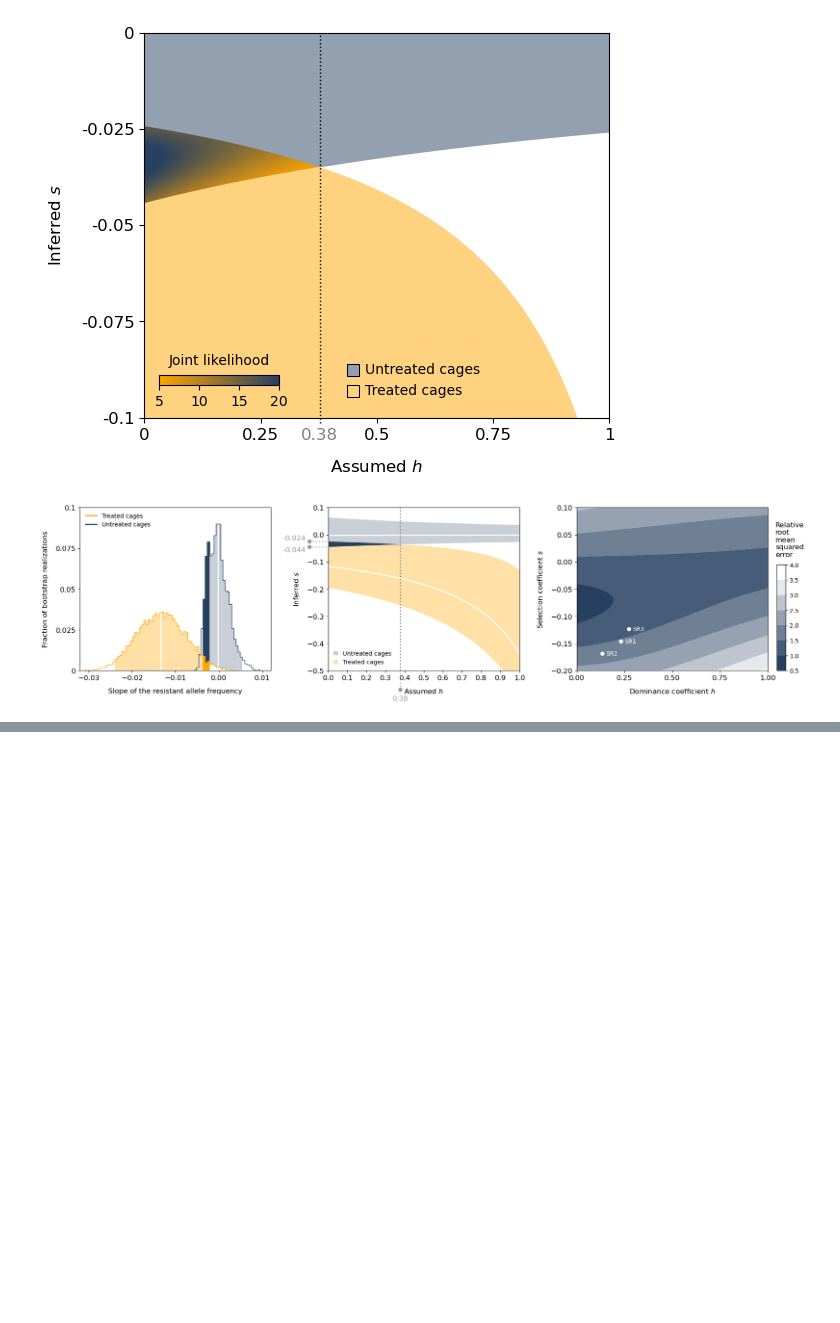
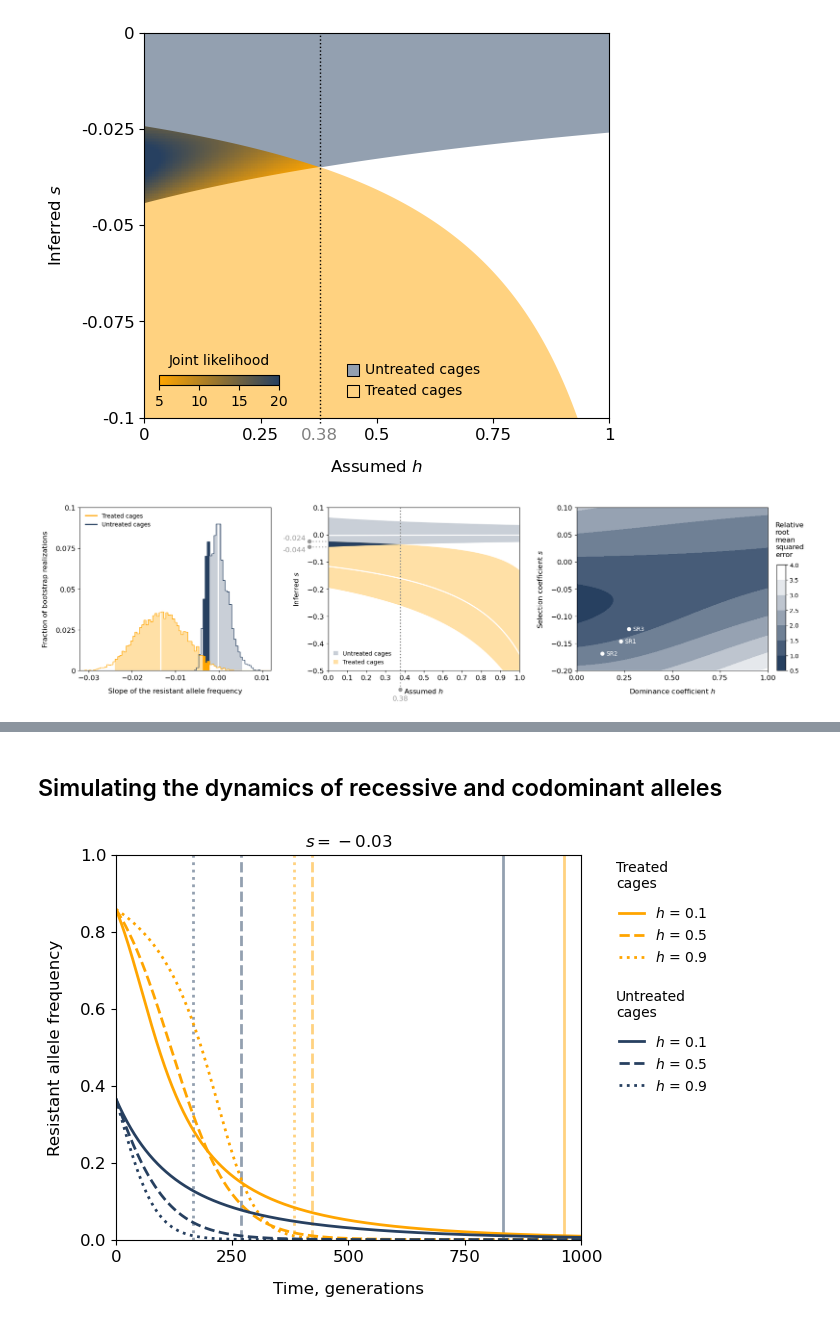
Before and after one commit to alyulina/dominance-reversal, a Jupyter notebook: code/viability_selection_model.ipynb, the cells around one changed output, grey strips where cells are left out. Cells and saved outputs as stored; diff of their text form; code cells hidden in the pictures; blank space fills up the shorter version.

```diff
--- a/code/viability_selection_model.ipynb
+++ b/code/viability_selection_model.ipynb
@@ -941,0 +873,2 @@ Assuming s = -0.3, h = 0.3, it would take 395 gen. to reach 1% freq. starting fr
+# %% [markdown]
+## Simulating the dynamics of recessive and codominant alleles
@@ -941,0 +884,55 @@ Assuming s = -0.3, h = 0.3, it would take 395 gen. to reach 1% freq. starting fr
+# %%
+plt.figure(figsize=(6, 5))
+
+# saving the output - uncomment if needed
+f_t_h = pd.DataFrame(columns=['f0', 'h, assuming s = -0.03'] + ['t = ' + str(i) for i in range(10001)], index=range(6))
+c = 0
+for j, freq in enumerate([f0, f0_control]):
+    for i, h in enumerate([0.1, 0.5, 0.9]):
+        f_t_h.loc[c] = [freq, h] + f_t(-0.03, h, freq, 10001)
+        c += 1
+f_t_h.to_csv('./data/freq_dynamics_h.csv', index=False)
+
+linestyles = ['solid', 'dashed', 'dotted']
+
+for i, h in enumerate([0.1, 0.5, 0.9]):
+    plt.plot(range(10001), f_t(-0.03, h, f0, 10001), color=orange, linestyle=linestyles[i], linewidth=2, label=f'$h$ = {h}', zorder=-i)
+    t_loss = range(10001)[next(i for i, value in enumerate(f_t(-0.03, h, f0, 10001)) if value < 0.01)]
+    plt.axvline(t_loss, color=add_white(orange,  50), linestyle=linestyles[i], linewidth=2, zorder=-10)
+
+    #print(f'Assuming s = -0.03, h = {h}, it would take {t_loss} gen. to reach 1% freq. starting from f = {round(f0, 2)}')
+
+    plt.plot(range(10001), f_t(-0.03, h, f0_control, 10001), color=blue, linestyle=linestyles[i], linewidth=2, label=f'$h$ = {h}', zorder=-i)
+    t_loss = range(10001)[next(i for i, value in enumerate(f_t(-0.03, h, f0_control, 10001)) if value < 0.01)]
+    plt.axvline(t_loss, color=add_white(blue, 50), linestyle=linestyles[i], linewidth=2, zorder=-10)
+
+    #print(f'Assuming s = -0.03, h = {h}, it would take {t_loss} gen. to reach 1% freq. starting from f = {round(f0_control, 2)}')
+
+plt.xlim(1, 1000)
+plt.ylim(0, 1)
+
+plt.xticks([0, 250, 500, 750, 1000])
+plt.tick_params(axis='both', labelsize=fontsize)
+
+plt.title('$s=-0.03$')
+
+# for legend:
+plt.plot([-1, -1], [-1, -1], color='white', alpha=0, label=' ')
+plt.plot([-1, -1], [-1, -1], color='white', alpha=0, label=' ')
+plt.plot([-1, -1], [-1, -1], color='white', alpha=0, label=' ')
+
+handles, labels = plt.gca().get_legend_handles_labels()
+order = [0, 2, 4, 6, 7, 8, 1, 3, 5]
+plt.legend([handles[idx] for idx in order],[labels[idx] for idx in order],
+           frameon=False, fontsize=legendfontsize, ncol=1, loc='upper right',
+           bbox_to_anchor=(1.3, 0.9), handlelength=1.82, columnspacing=1);
+
+plt.text(1075, 0.915, 'Treated\ncages', fontsize=legendfontsize)
+plt.text(1075, 0.58, 'Untreated\ncages', fontsize=legendfontsize)
+
+plt.xlabel('Time, generations', fontsize=fontsize, labelpad=padsize)
+plt.ylabel('Resistant allele frequency', fontsize=fontsize, labelpad=padsize)
+
+plt.savefig('./figs/loss_time.pdf', dpi=600, bbox_inches='tight')
+# %% [output]
+[figure, added]
```
Also changed, not shown: parts of 4 cells of this notebook.
